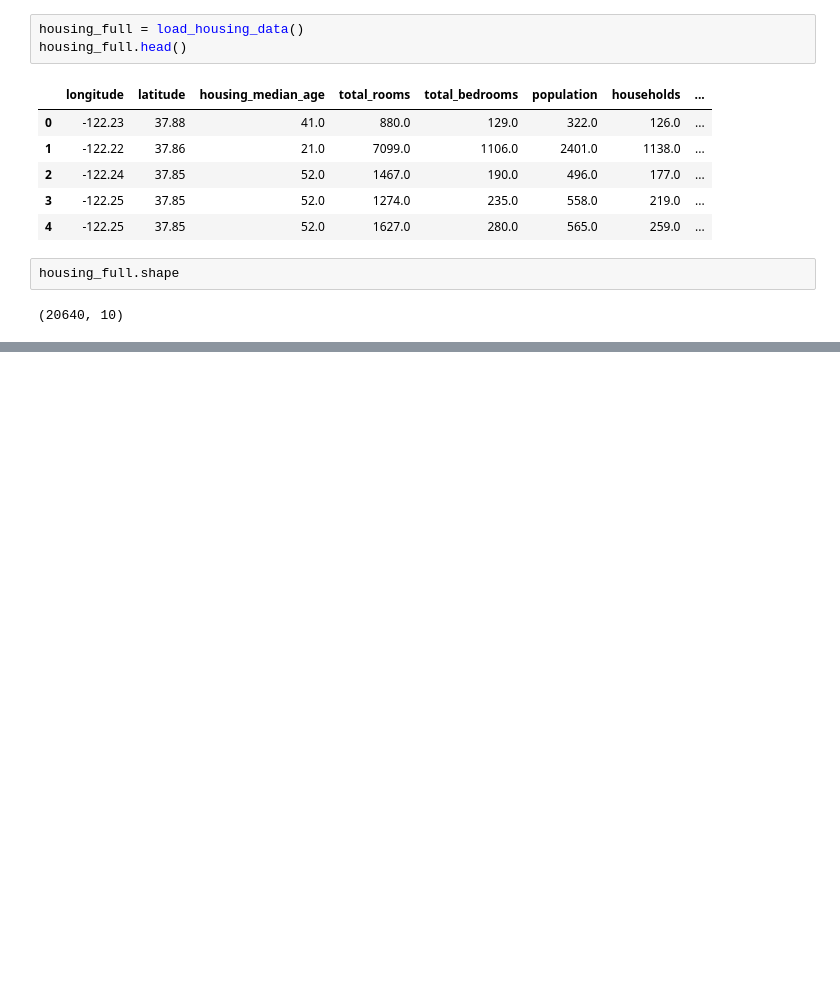
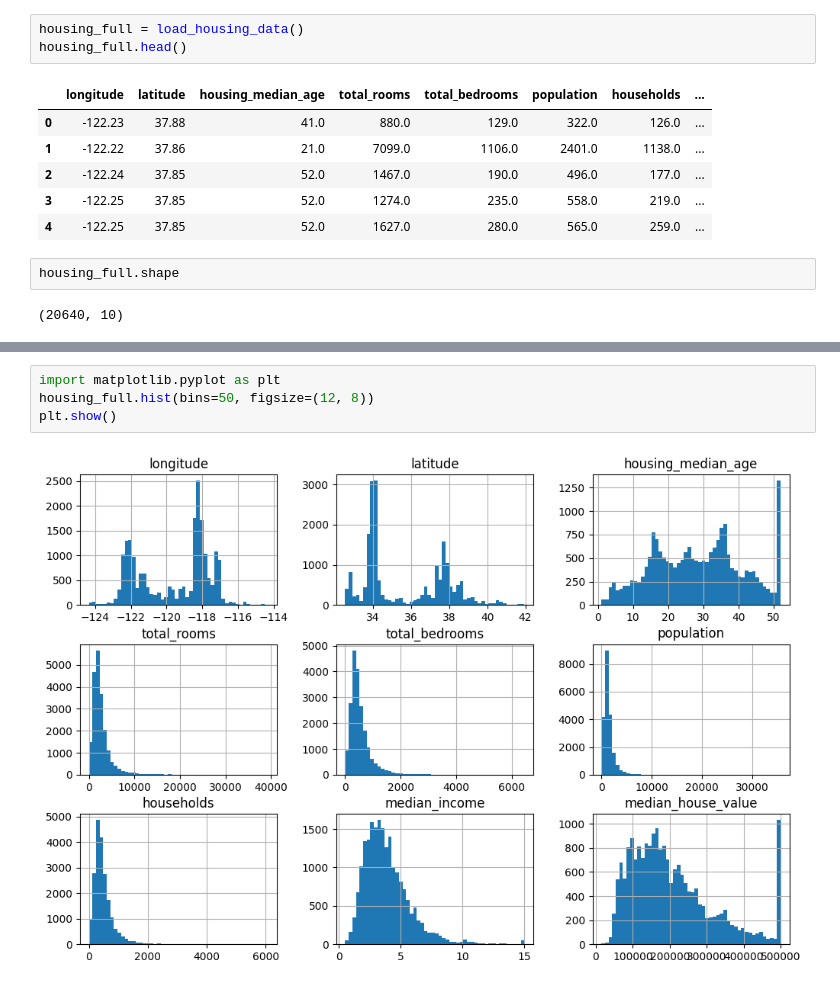
Before and after one commit to RfqiAlan/Hands-On-MachineLearning, a Jupyter notebook: part 2/example1.1.ipynb, the cells around one changed output, grey strips where cells are left out. Cells and saved outputs as stored; diff of their text form; blank space fills up the shorter version.

```diff
--- a/part 2/example1.1.ipynb
+++ b/part 2/example1.1.ipynb
@@ -29,0 +72,6 @@ housing_full.shape
+# %%
+import matplotlib.pyplot as plt
+housing_full.hist(bins=50, figsize=(12, 8))
+plt.show()
+# %% [output]
+[figure, added]
```
Also changed, not shown: parts of 15 cells of this notebook.
